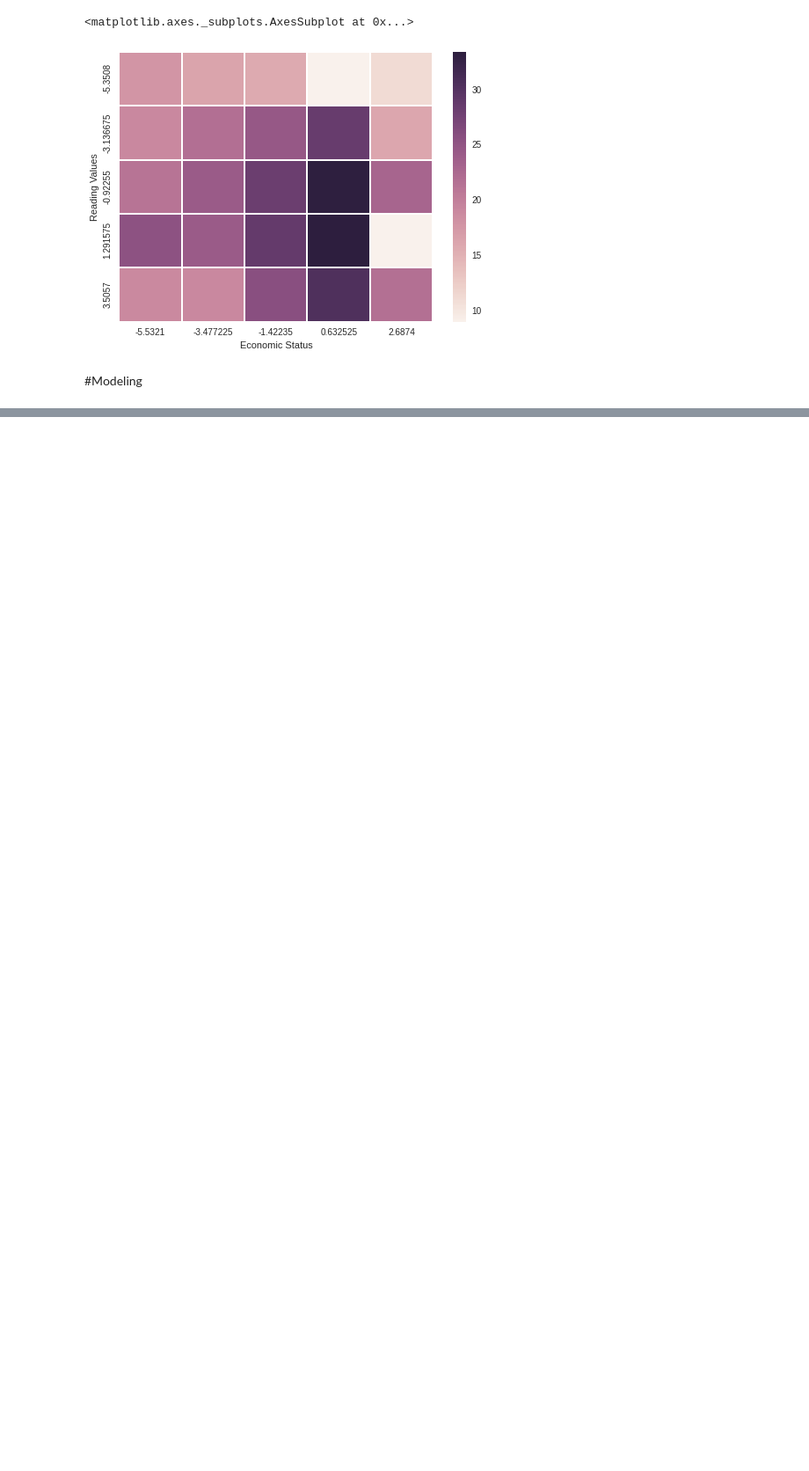
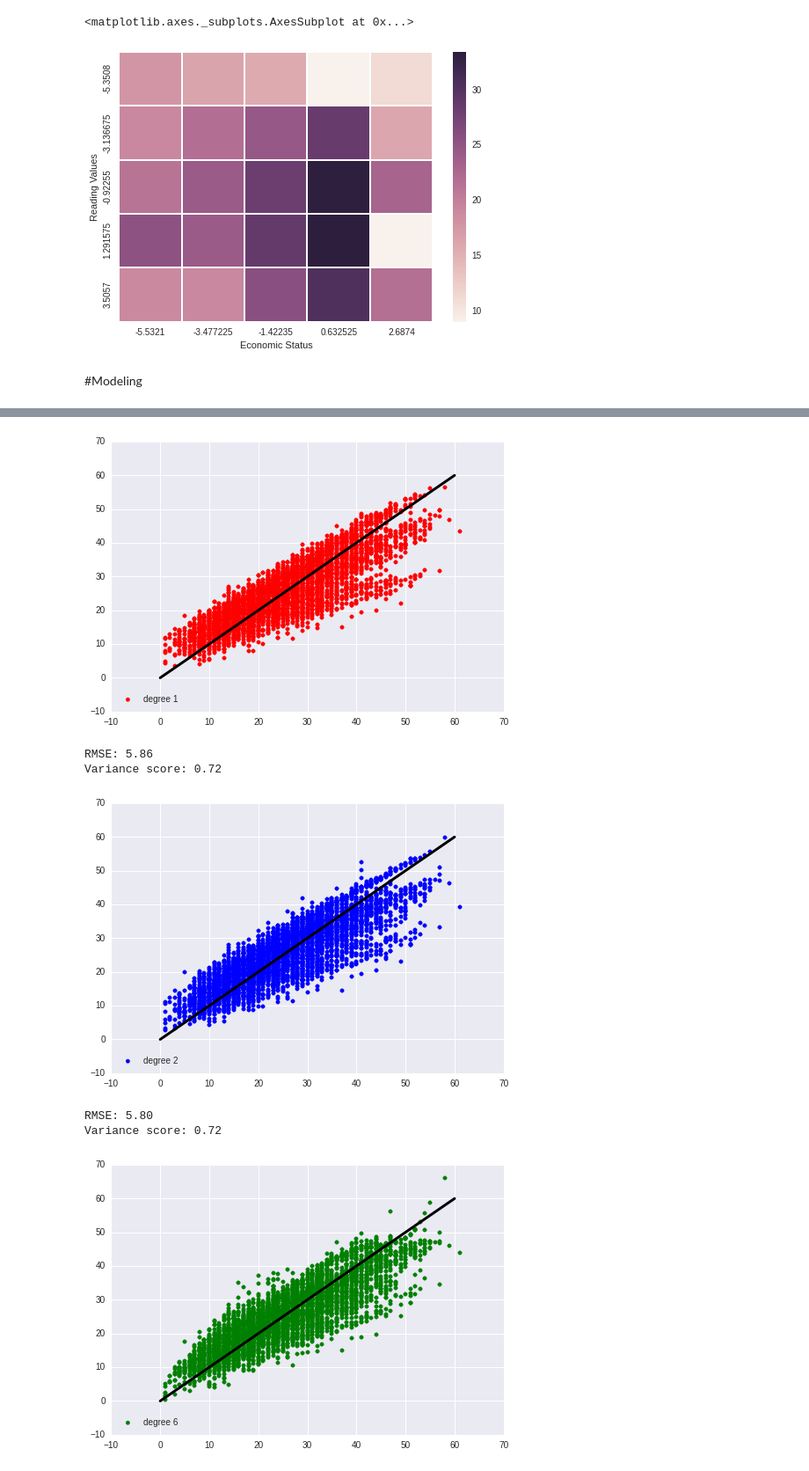
Before and after one commit to dsakagi/odsc-pisa, a Jupyter notebook: PISAMEX.ipynb, the cells around one changed output, grey strips where cells are left out. Shown: that part at 88% size. Drawn from its saved outputs; the diff is of its cells as text; code cells hidden in the pictures; blank space fills up the shorter version.

```diff
--- a/PISAMEX.ipynb
+++ b/PISAMEX.ipynb
@@ -352,0 +509,26 @@ sns.heatmap(ptable, annot=False, fmt="f")
+# %%
+from sklearn.linear_model import Ridge
+from sklearn.preprocessing import PolynomialFeatures
+from sklearn.pipeline import make_pipeline
+
+colors = ['','red','blue','green','red','blue','green']
+for degree in [1, 2, 6]:
+    model = make_pipeline(PolynomialFeatures(degree), Ridge())
+    model.fit(training, training_target)
+    y_plot = model.predict(validation)
+    plt.scatter(validation_target, y_plot, color=colors[degree],label="degree %d" % degree)
+    matplotlib.pyplot.plot([0,60], [0,60], color='black',linewidth=3)
+    matplotlib.pyplot.legend(loc='lower left')
+    matplotlib.pyplot.show()
+    # The mean square error
+    print("RMSE: %.2f" % np.sqrt(np.mean((y_plot - validation_target) ** 2)))
+    # Explained variance score: 1 is perfect prediction
+    print('Variance score: %.2f' % model.score(validation, validation_target))
+# %% [output]
+[figure, added]
+RMSE: 5.86
+Variance score: 0.72
+[figure, added]
+RMSE: 5.80
+Variance score: 0.72
+[figure, added]
```
Also changed, not shown: parts of 14 cells of this notebook.
